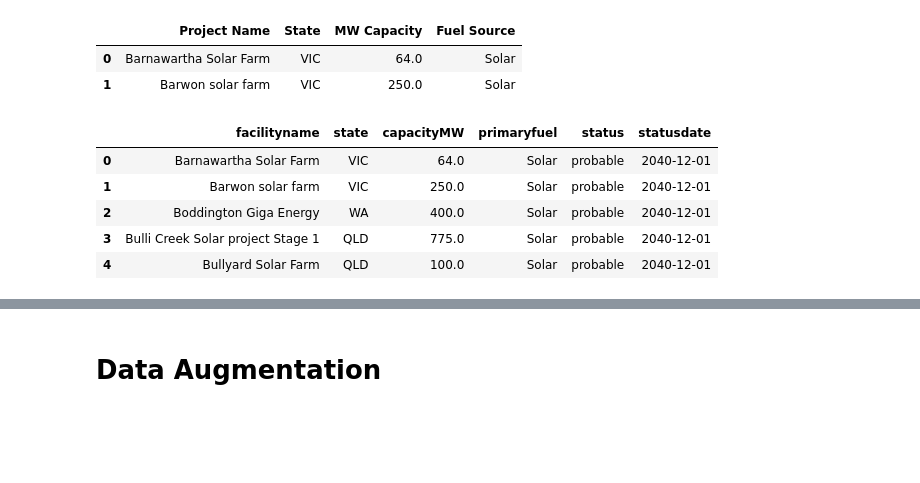
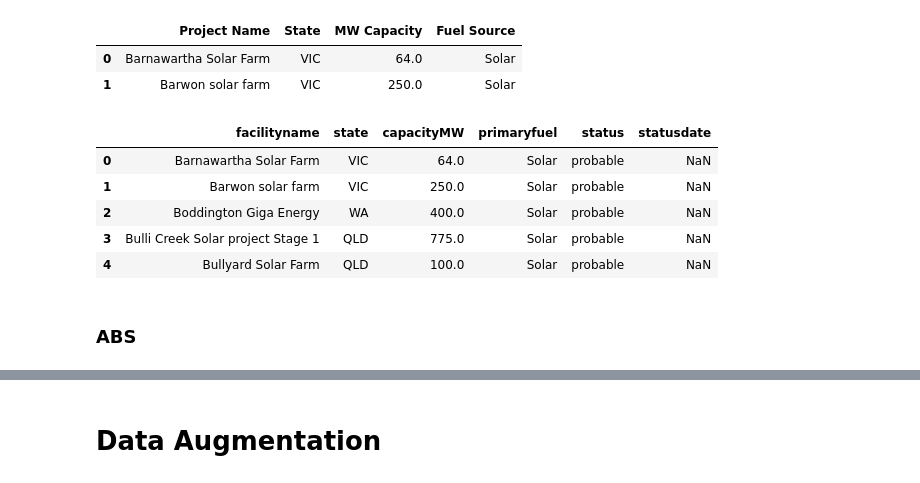
Before and after one commit to jinyjib98/comp5339, a Jupyter notebook: comp5339_a1.ipynb, the cells around one changed output, grey strips where cells are left out. Drawn from its saved outputs; the diff is of its cells as text; code cells hidden in the pictures; blank space fills up the shorter version.

Commit message:
update data augmentation

```diff
--- a/comp5339_a1.ipynb
+++ b/comp5339_a1.ipynb
@@ -387,9 +397,8 @@ ABS Economy files:
 # %% [markdown]
 ## Data Integration and Cleaning
 # %%
-base_dir = Path(''./data')
+base_dir = Path('./data')
 
 # Load CER NGER dataset
 nger_file = base_dir / 'cer_nger' / 'NGER.ID0243.csv'
-nger_df = pd.read_csv(nger_file)
 # %%
@@ -688,22 +683,24 @@ probable.head(2)
 # %%
 # Rename columns & drop unnecessary columns
 probable_clean = probable.copy()
 probable_clean = probable_clean.rename(columns = {
                                                         'Project Name': 'facilityname',
                                                         'State ': 'state', # >> there is a space in the column name
                                                         'MW Capacity': 'capacityMW',
                                                         'Fuel Source': 'primaryfuel'})
 
 
 # Create a new column 'status' for distinguishing between accredited, committed, and probable
 probable_clean['status'] = 'probable'
-# Set the statusdate as default Dec-2040 (not to set into null when combining the datasets)
-probable_clean['statusdate'] = pd.to_datetime('12-2040', format = '%m-%Y')
+# Set the statusdate as default null
+probable_clean['statusdate'] = np.nan
 probable_clean.head()
 # %% [output]
 |  | facilityname | state | capacityMW | primaryfuel | status | statusdate |
-| 0 | Barnawartha Solar Farm | VIC | 64.0 | Solar | probable | 2040-12-01 |
-| 1 | Barwon solar farm | VIC | 250.0 | Solar | probable | 2040-12-01 |
-| 2 | Boddington Giga Energy | WA | 400.0 | Solar | probable | 2040-12-01 |
-| 3 | Bulli Creek Solar project Stage 1 | QLD | 775.0 | Solar | probable | 2040-12-01 |
-| 4 | Bullyard Solar Farm | QLD | 100.0 | Solar | probable | 2040-12-01 |
+| 0 | Barnawartha Solar Farm | VIC | 64.0 | Solar | probable | NaN |
+| 1 | Barwon solar farm | VIC | 250.0 | Solar | probable | NaN |
+| 2 | Boddington Giga Energy | WA | 400.0 | Solar | probable | NaN |
+| 3 | Bulli Creek Solar project Stage 1 | QLD | 775.0 | Solar | probable | NaN |
+| 4 | Bullyard Solar Farm | QLD | 100.0 | Solar | probable | NaN |
+# %% [markdown]
+### ABS
```
Also changed, not shown: parts of 25 cells of this notebook.
